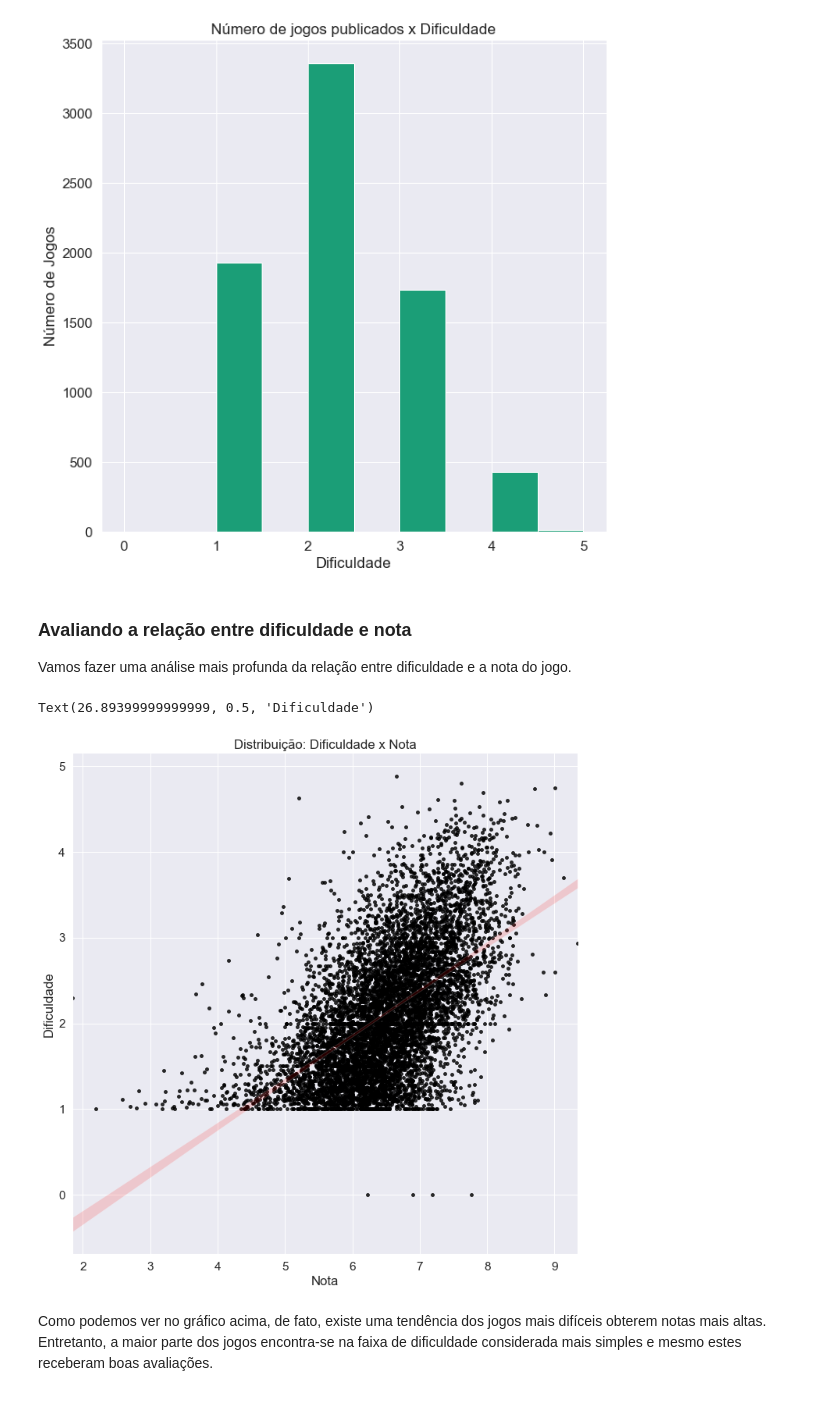
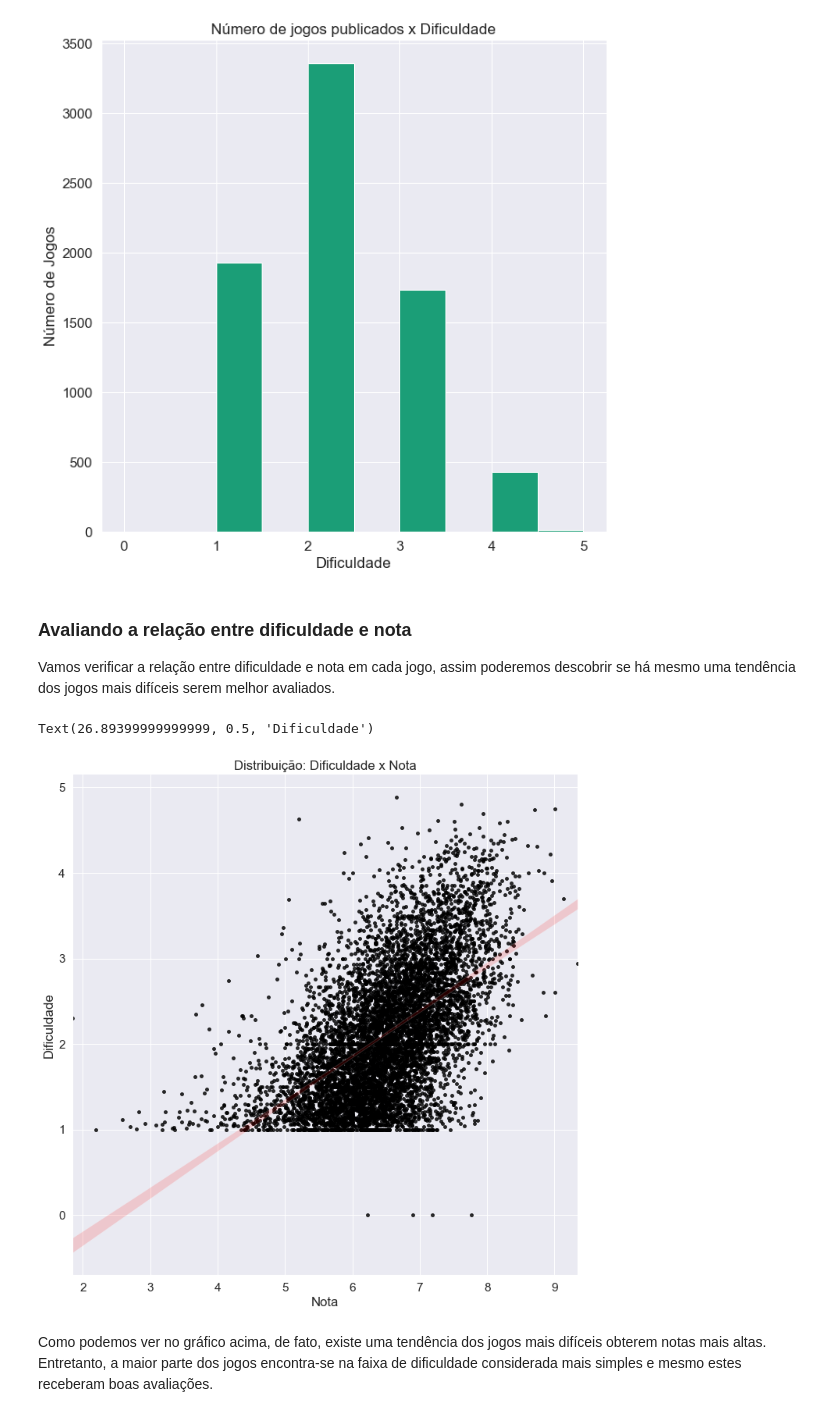
Before and after one commit to romulofff/BoardGameGeekAnalysis, a Jupyter notebook: boardgames.ipynb, the cells around one changed output. Drawn from its saved outputs; the diff is of its cells as text; code cells hidden in the pictures.

```diff
--- a/boardgames.ipynb
+++ b/boardgames.ipynb
@@ -237,21 +237,20 @@ Text(0, 0.5, 'Número de Jogos')
 [figure]
 # %% [markdown]
 ### Avaliando a relação entre dificuldade e nota
-Vamos fazer uma análise mais profunda da relação entre dificuldade e a nota do jogo.
+Vamos verificar a relação entre dificuldade e nota em cada jogo, assim poderemos descobrir se há mesmo uma tendência dos jogos mais difíceis serem melhor avaliados.
 # %%
 averagexweight = usersrated_100[['details.name', 'stats.averageweight', 'stats.average']]
 averagexweight = averagexweight.sort_values('stats.averageweight', ascending=False)
 
-# sn.set(font_scale=1.4)
+sn.set(font_scale=1.4)
 sn.lmplot('stats.average', 'stats.averageweight', averagexweight,
                scatter_kws={"s": 15, 'color':'black'}, line_kws={'color': 'red'}, height=10)
 # \n
 plt.title('Distribuição: Dificuldade x Nota')
 plt.xlabel('Nota')
 plt.ylabel('Dificuldade')
-# good_rate
 # %% [output]
 Text(26.89399999999999, 0.5, 'Dificuldade')
-[figure, old version]
+[figure, new version]
 # %% [markdown]
 Como podemos ver no gráfico acima, de fato, existe uma tendência dos jogos mais difíceis obterem notas mais altas. Entretanto, a maior parte dos jogos encontra-se na faixa de dificuldade considerada mais simples e mesmo estes receberam boas avaliações.
```
Also changed, not shown: parts of 6 cells of this notebook, 1 other file.
